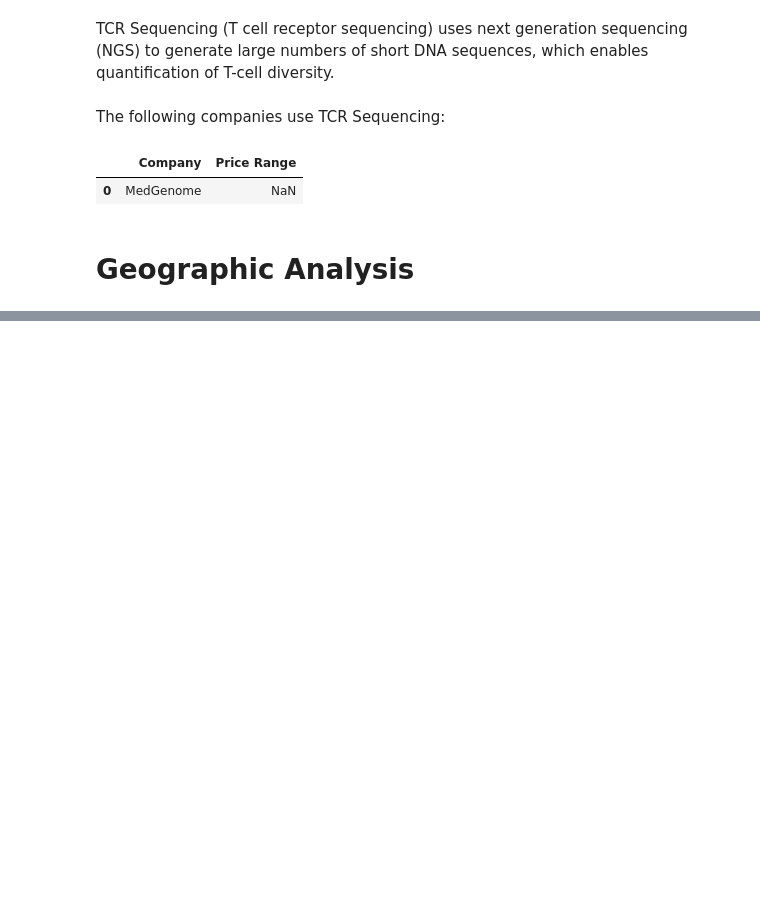
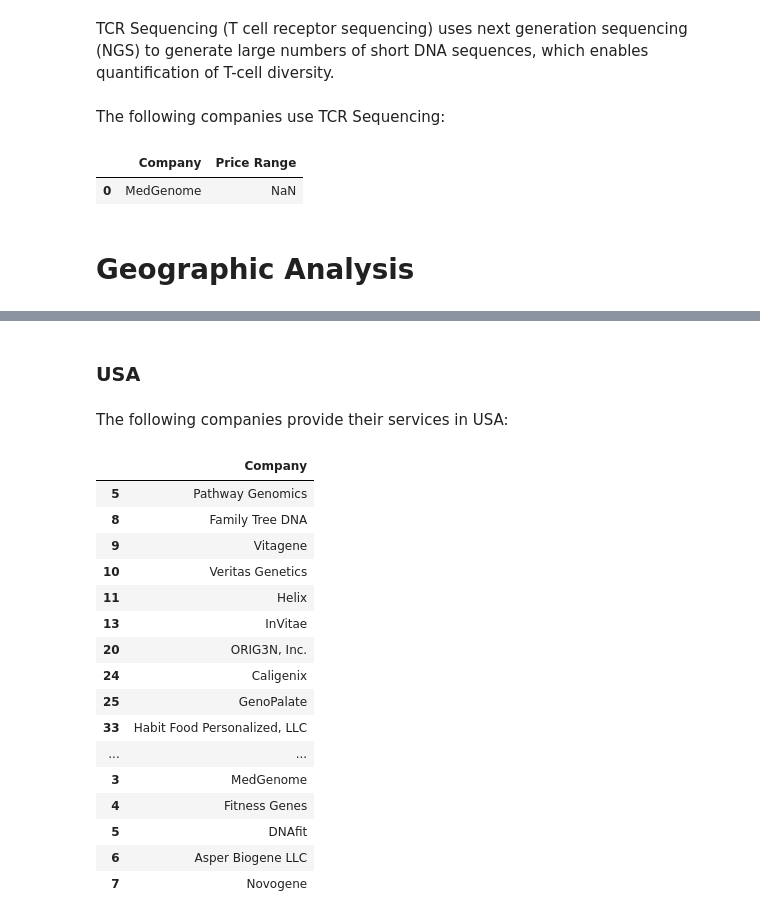
Before and after one commit to bhaveshpancholi/Competitor-Anlysis, a Jupyter notebook: Competitor Analysis.ipynb, the cells around one changed output, grey strips where cells are left out. Drawn from its saved outputs; the diff is of its cells as text; code cells hidden in the pictures; blank space fills up the shorter version.

```diff
--- a/Competitor Analysis.ipynb
+++ b/Competitor Analysis.ipynb
@@ -1102,0 +1123,27 @@ tcrsdf
+# %% [markdown]
+### USA
+# %% [markdown]
+The following companies provide their services in USA:
+# %%
+x=df[['Company']][df.Country=='USA']
+c={'Company': ['23andme', 'Ancestry', 'Mapmygene', 'MedGenome', 'Fitness Genes', 'DNAfit', 'Asper Biogene LLC', 'Novogene']}
+cdf=pd.DataFrame(c)
+x.append(cdf)
+# %% [output]
+|  | Company |
+| 5 | Pathway Genomics |
+| 8 | Family Tree DNA |
+| 9 | Vitagene |
+| 10 | Veritas Genetics |
+| 11 | Helix |
+| 13 | InVitae |
+| 20 | ORIG3N, Inc. |
+| 24 | Caligenix |
+| 25 | GenoPalate |
+| 33 | Habit Food Personalized, LLC |
+| ... | ... |
+| 3 | MedGenome |
+| 4 | Fitness Genes |
+| 5 | DNAfit |
+| 6 | Asper Biogene LLC |
+| 7 | Novogene |
```
Also changed, not shown: parts of 24 cells of this notebook.
